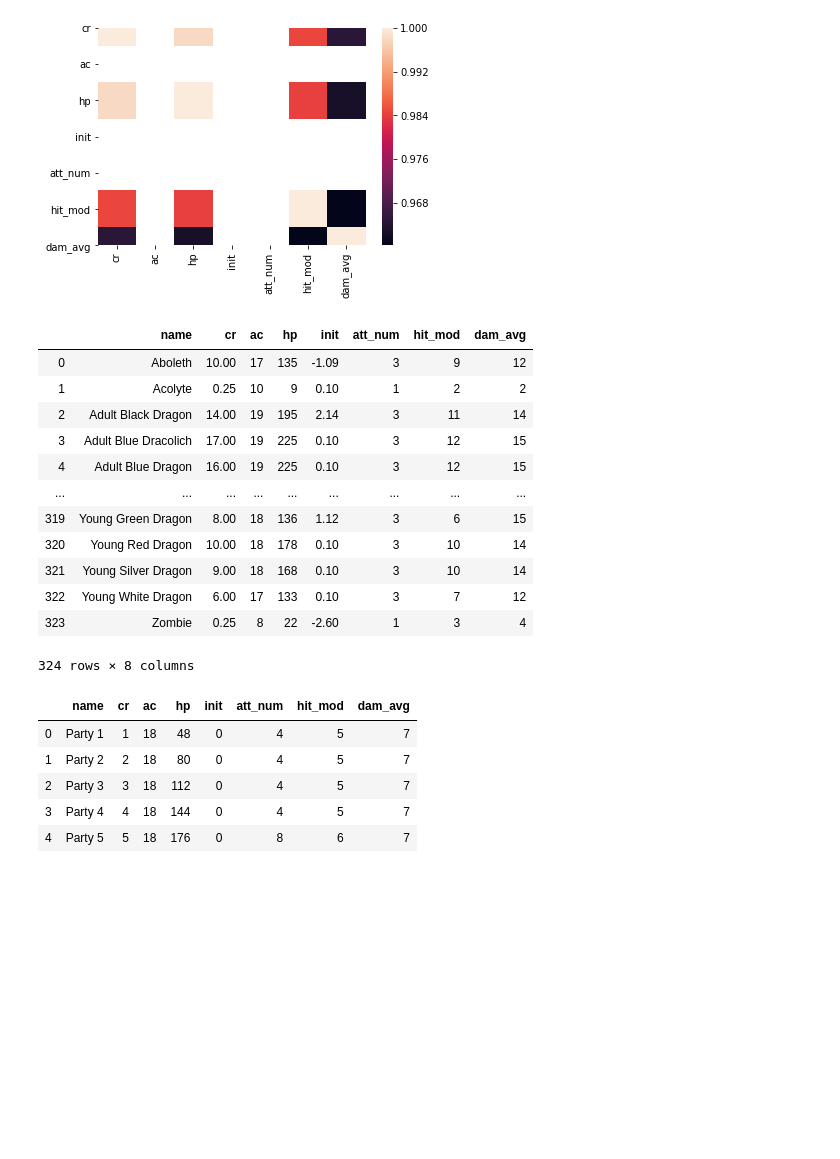
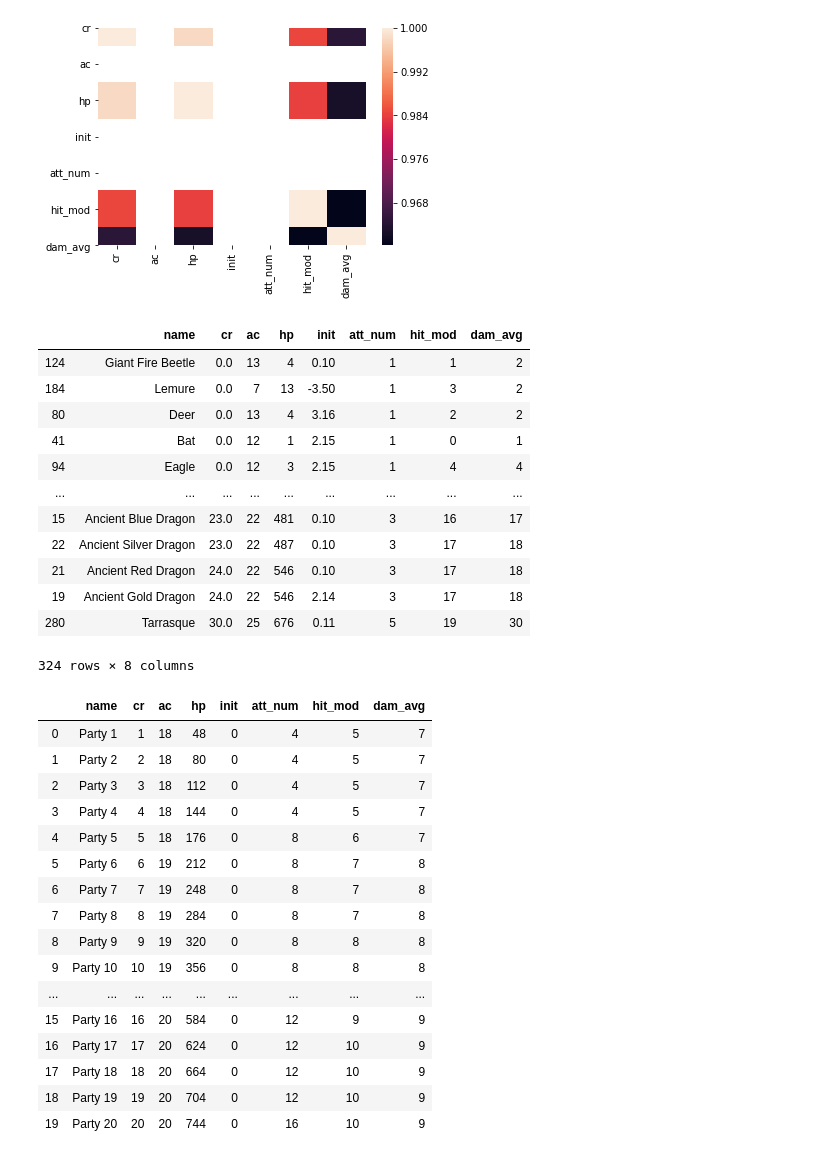
Before and after one commit to trant017/dndCombatAnalysis, a Jupyter notebook: FinalProject.ipynb, the cells around one changed output. Saved outputs shown, nothing was run; the diff lists cells and outputs as text; code cells hidden in the pictures; blank space fills up the shorter version.

```diff
--- a/FinalProject.ipynb
+++ b/FinalProject.ipynb
@@ -91,29 +91,40 @@ import statsmodels.formula.api as smf  # import the formula tools
 # model = smf.ols(data = monsters, formula = "hp ~ cr")  # create the linear regression model object.
 #                                                # "ols" stands for ordinary least squares.
 # result = model.fit()
-monsters
+monsters.sort_values(by=['cr'])
 # %% [output]
 |  | name | cr | ac | hp | init | att_num | hit_mod | dam_avg |
-| 0 | Aboleth | 10.00 | 17 | 135 | -1.09 | 3 | 9 | 12 |
-| 1 | Acolyte | 0.25 | 10 | 9 | 0.10 | 1 | 2 | 2 |
-| 2 | Adult Black Dragon | 14.00 | 19 | 195 | 2.14 | 3 | 11 | 14 |
-| 3 | Adult Blue Dracolich | 17.00 | 19 | 225 | 0.10 | 3 | 12 | 15 |
-| 4 | Adult Blue Dragon | 16.00 | 19 | 225 | 0.10 | 3 | 12 | 15 |
+| 124 | Giant Fire Beetle | 0.0 | 13 | 4 | 0.10 | 1 | 1 | 2 |
+| 184 | Lemure | 0.0 | 7 | 13 | -3.50 | 1 | 3 | 2 |
+| 80 | Deer | 0.0 | 13 | 4 | 3.16 | 1 | 2 | 2 |
+| 41 | Bat | 0.0 | 12 | 1 | 2.15 | 1 | 0 | 1 |
+| 94 | Eagle | 0.0 | 12 | 3 | 2.15 | 1 | 4 | 4 |
 | ... | ... | ... | ... | ... | ... | ... | ... | ... |
-| 319 | Young Green Dragon | 8.00 | 18 | 136 | 1.12 | 3 | 6 | 15 |
-| 320 | Young Red Dragon | 10.00 | 18 | 178 | 0.10 | 3 | 10 | 14 |
-| 321 | Young Silver Dragon | 9.00 | 18 | 168 | 0.10 | 3 | 10 | 14 |
-| 322 | Young White Dragon | 6.00 | 17 | 133 | 0.10 | 3 | 7 | 12 |
-| 323 | Zombie | 0.25 | 8 | 22 | -2.60 | 1 | 3 | 4 |
+| 15 | Ancient Blue Dragon | 23.0 | 22 | 481 | 0.10 | 3 | 16 | 17 |
+| 22 | Ancient Silver Dragon | 23.0 | 22 | 487 | 0.10 | 3 | 17 | 18 |
+| 21 | Ancient Red Dragon | 24.0 | 22 | 546 | 0.10 | 3 | 17 | 18 |
+| 19 | Ancient Gold Dragon | 24.0 | 22 | 546 | 2.14 | 3 | 17 | 18 |
+| 280 | Tarrasque | 30.0 | 25 | 676 | 0.11 | 5 | 19 | 30 |
 324 rows × 8 columns
 # %%
-fighters.head()
+fighters
 # %% [output]
 |  | name | cr | ac | hp | init | att_num | hit_mod | dam_avg |
 | 0 | Party 1 | 1 | 18 | 48 | 0 | 4 | 5 | 7 |
 | 1 | Party 2 | 2 | 18 | 80 | 0 | 4 | 5 | 7 |
 | 2 | Party 3 | 3 | 18 | 112 | 0 | 4 | 5 | 7 |
 | 3 | Party 4 | 4 | 18 | 144 | 0 | 4 | 5 | 7 |
 | 4 | Party 5 | 5 | 18 | 176 | 0 | 8 | 6 | 7 |
+| 5 | Party 6 | 6 | 19 | 212 | 0 | 8 | 7 | 8 |
+| 6 | Party 7 | 7 | 19 | 248 | 0 | 8 | 7 | 8 |
+| 7 | Party 8 | 8 | 19 | 284 | 0 | 8 | 7 | 8 |
+| 8 | Party 9 | 9 | 19 | 320 | 0 | 8 | 8 | 8 |
+| 9 | Party 10 | 10 | 19 | 356 | 0 | 8 | 8 | 8 |
+| ... | ... | ... | ... | ... | ... | ... | ... | ... |
+| 15 | Party 16 | 16 | 20 | 584 | 0 | 12 | 9 | 9 |
+| 16 | Party 17 | 17 | 20 | 624 | 0 | 12 | 10 | 9 |
+| 17 | Party 18 | 18 | 20 | 664 | 0 | 12 | 10 | 9 |
+| 18 | Party 19 | 19 | 20 | 704 | 0 | 12 | 10 | 9 |
+| 19 | Party 20 | 20 | 20 | 744 | 0 | 16 | 10 | 9 |
 # %%
 import random
```
Also changed, not shown: parts of 1 cell of this notebook.
